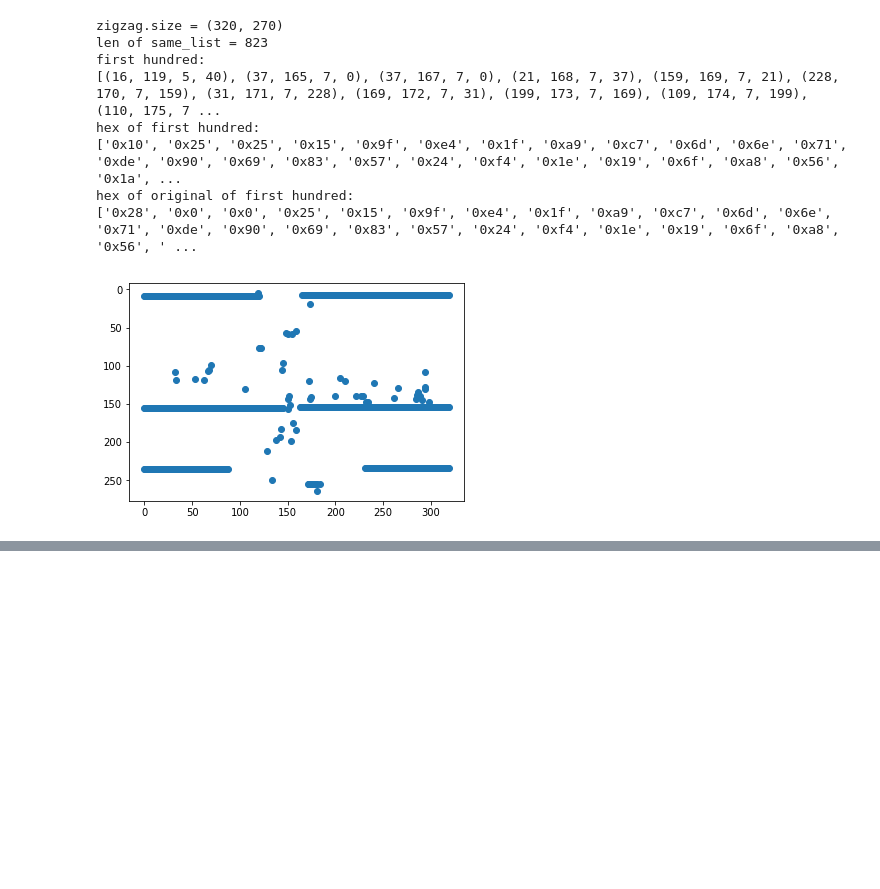
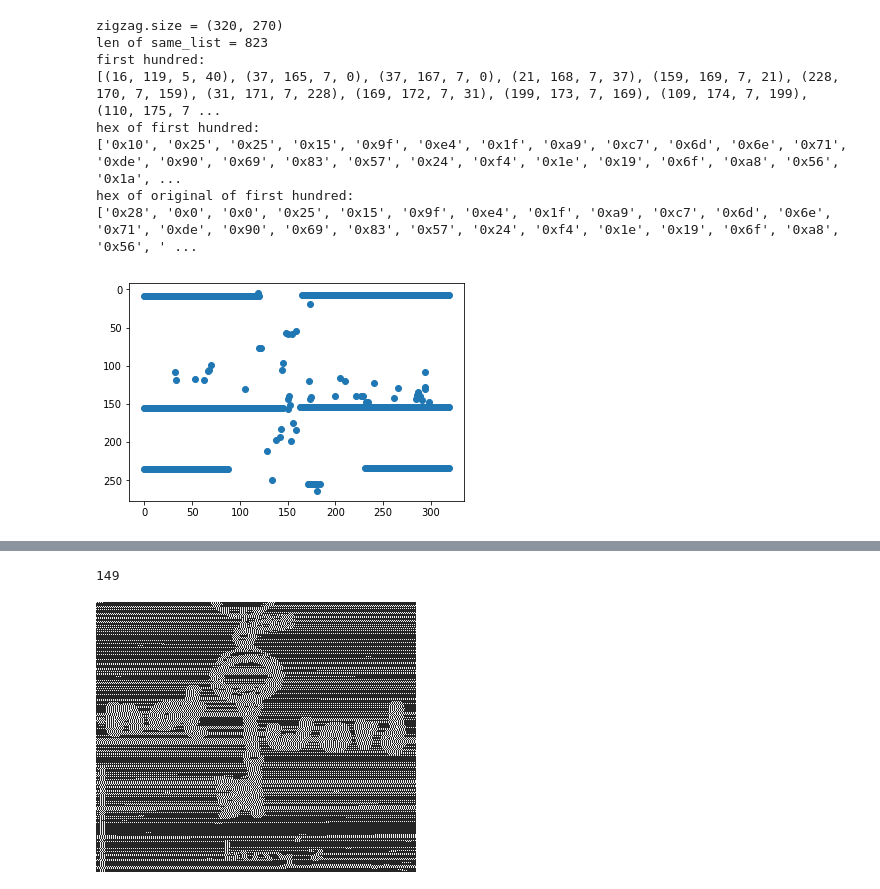
Before and after one commit to KReinders/PythonChallenge, a Jupyter notebook: Zen of Python.ipynb, the cells around one changed output, grey strips where cells are left out. Saved outputs shown, nothing was run; the diff lists cells and outputs as text; code cells hidden in the pictures; blank space fills up the shorter version.

Commit message:
Not Key Word

```diff
--- a/Zen of Python.ipynb
+++ b/Zen of Python.ipynb
@@ -975,0 +993,75 @@ IndexError: image index out of range
+# %%
+# print(rep)
+# [i for i,x in enumerate(rep) if x==184]
+non_rep = [184, 23, 78, 250, 100, 93, 206, 195, 166, 226, 58, 45, 165, 247, 187, 147, 167, 196, 210, 157, 0, 37, 21, 159,
+           228, 31, 169, 199, 109, 110, 113, 222, 144, 105, 131, 87, 36, 244, 30, 25, 111, 168, 86, 26, 103, 153, 29, 68,
+           230, 193, 135, 242, 134, 116, 216, 251, 138, 190, 53, 225, 38, 88, 1, 229, 143, 204, 18, 220, 123, 61, 255, 240,
+           35, 234, 75, 192, 237, 128, 92, 132, 215, 208, 203, 12, 254, 60, 139, 72, 66, 189, 127, 176, 173, 70, 170, 207,
+           39, 32, 126, 142, 164, 11, 112, 235, 158, 224, 55, 219, 8, 24, 76, 182, 19, 15, 49, 137, 202, 33, 185, 151, 121,
+           114, 180, 221, 241, 34, 140, 160, 47, 94, 252, 56, 163, 133, 122, 95, 13, 91, 149, 227, 178, 14, 106, 3, 136,
+           191, 5, 212, 57]
+
+# print(non_rep, end='\n\n')
+# print(' '.join([str(hex(x))[2:] for x in non_rep]), end='\n\n')
+# print(''.join([chr(x) for x in non_rep]))
+print(len(non_rep))
+# print(len(set(non_rep)))
+
+def check_len(pix,row):
+    first_pix = get_pix(pix, row, zigzag)
+    if not (first_pix in non_rep):
+        return (0, first_pix, pix, row)
+    start_place = non_rep.index(first_pix)
+
+    out = 0
+    x = pix
+    y = row
+    while True:
+        x += 1
+        out += 1
+        if (x >= 320):
+            y += x // 320
+            x = x % 320
+            if (y >= 270):
+                return (out, first_pix, pix, row)
+        if get_pix(x, y, zigzag) != non_rep[(start_place + out) % 149]:
+            return (out, first_pix, pix, row)
+
+def lens_rep():
+    lens = []
+    row, pix = 0, 0
+    while row < 270 or pix < 320:
+        (this_len, first_pix, x, y) = check_len(pix,row)
+        lens.append((this_len, first_pix, x, y))
+        pix += this_len + 1
+        if (pix >= 320):
+            row += pix // 320
+            pix = pix % 320
+            if (row >= 270):
+                return lens
+;
+
+lr = lens_rep()
+lr_co = [(x[2], x[3]) for x in lr]
+lr_0 = [x for x in lr if x[0] == 0]
+lr_1 = [x for x in lr if x[0] != 0]
+# print(Counter([x[1] for x in lr_1]))
+
+new_img = zigzag
+
+for y in range(270):
+    for x in range(320):
+        color = 0
+        if (x,y) in lr_co:
+            color = 255
+        new_img.putpixel((x,y), color)
+
+new_img.save('zigzag.png')
+
+from IPython.display import Image as im
+im('zigzag.png')
+
+# not (key) word
+# %% [output]
+149
+[figure, added]
```
Also changed, not shown: parts of 2 cells of this notebook, 2 other files.
